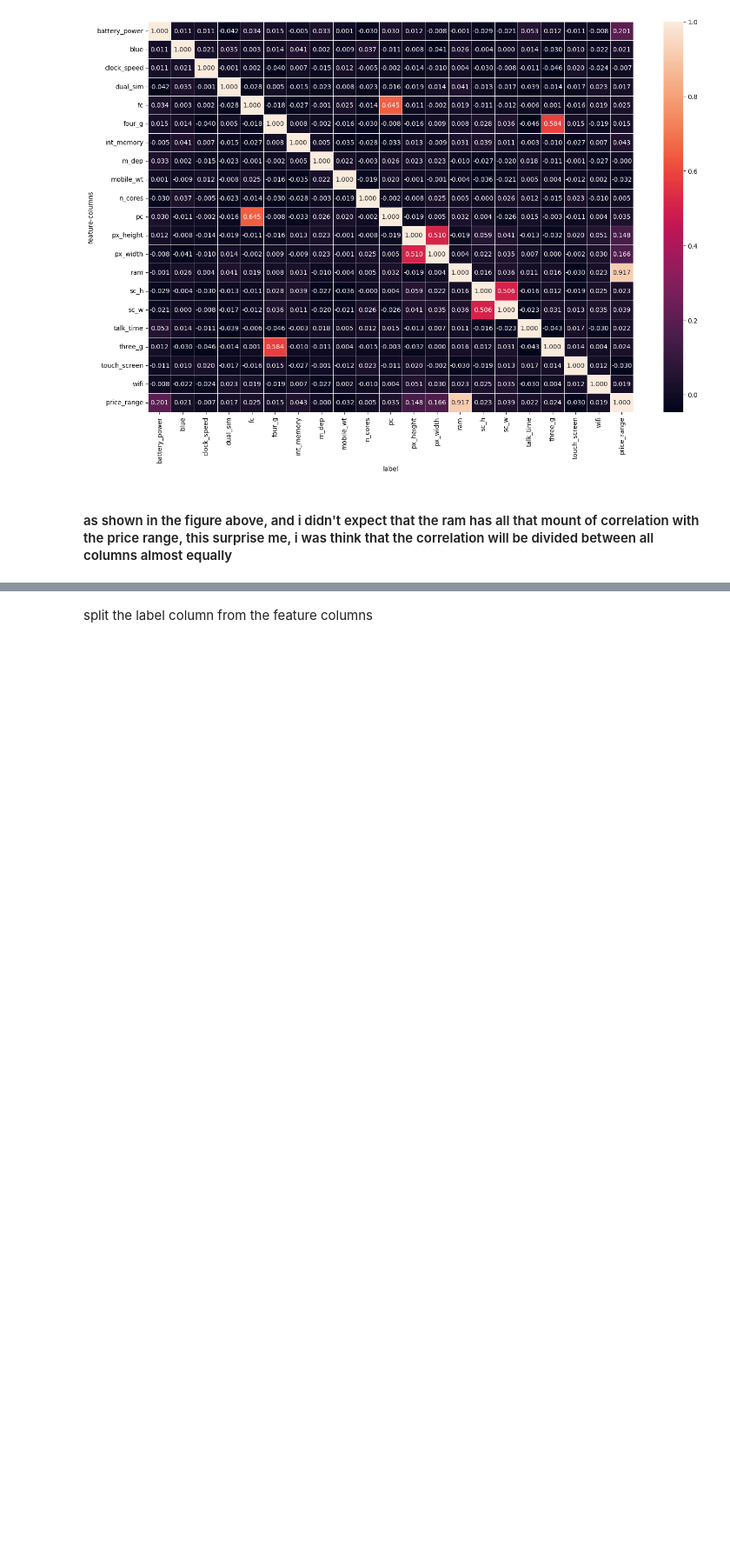
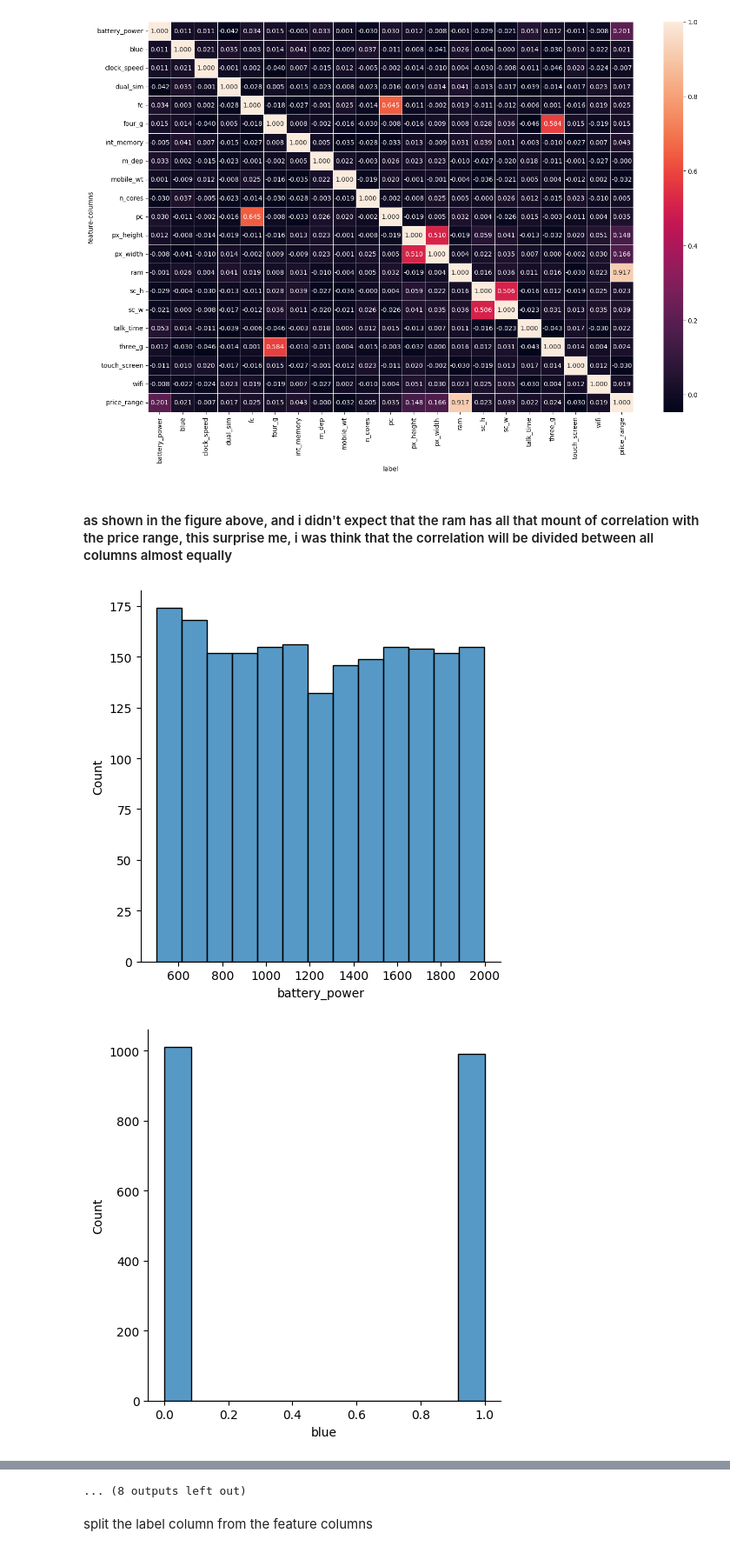
Before and after one commit to salama4ai/Devices-Price-Classification-System, a Jupyter notebook: scripts/Explaratory_Data_Analysis_(EDA).ipynb, the cells around one changed output, grey strips where cells are left out. Shown: that part at 87% size. Cells and saved outputs as stored; diff of their text form; code cells hidden in the pictures; blank space fills up the shorter version.

```diff
--- a/scripts/Explaratory_Data_Analysis_(EDA).ipynb
+++ b/scripts/Explaratory_Data_Analysis_(EDA).ipynb
@@ -326,3 +326,12 @@ plt.show()
 [figure]
 # %% [markdown]
 #### as shown in the figure above, and i didn't expect that the ram has all that mount of correlation with the price range, this surprise me, i was think that the correlation will be divided between all columns almost equally
+# %%
+for col in df.columns:
+  sns.displot(df[f"{col}"])
+plt.suptitle("Distribution of each independent variable", fontsize="large")
+plt.close()
+plt.show()
+# %% [output]
+[figure, added]
+[figure, added]
@@ -329,3 +348,4 @@ plt.show()
+... (8 outputs left out)
 # %% [markdown]
 split the label column from the feature columns
 # %%
```
Also changed, not shown: parts of 1 cell of this notebook, 4 other files.
